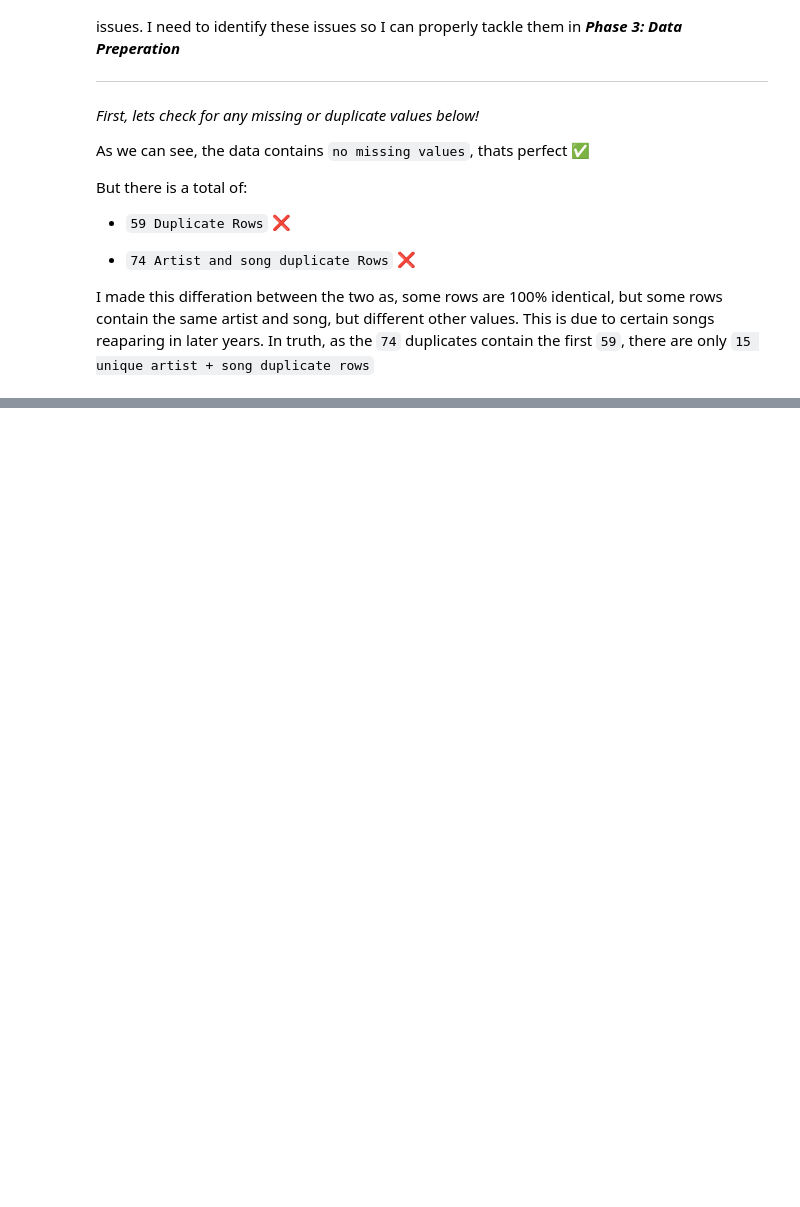
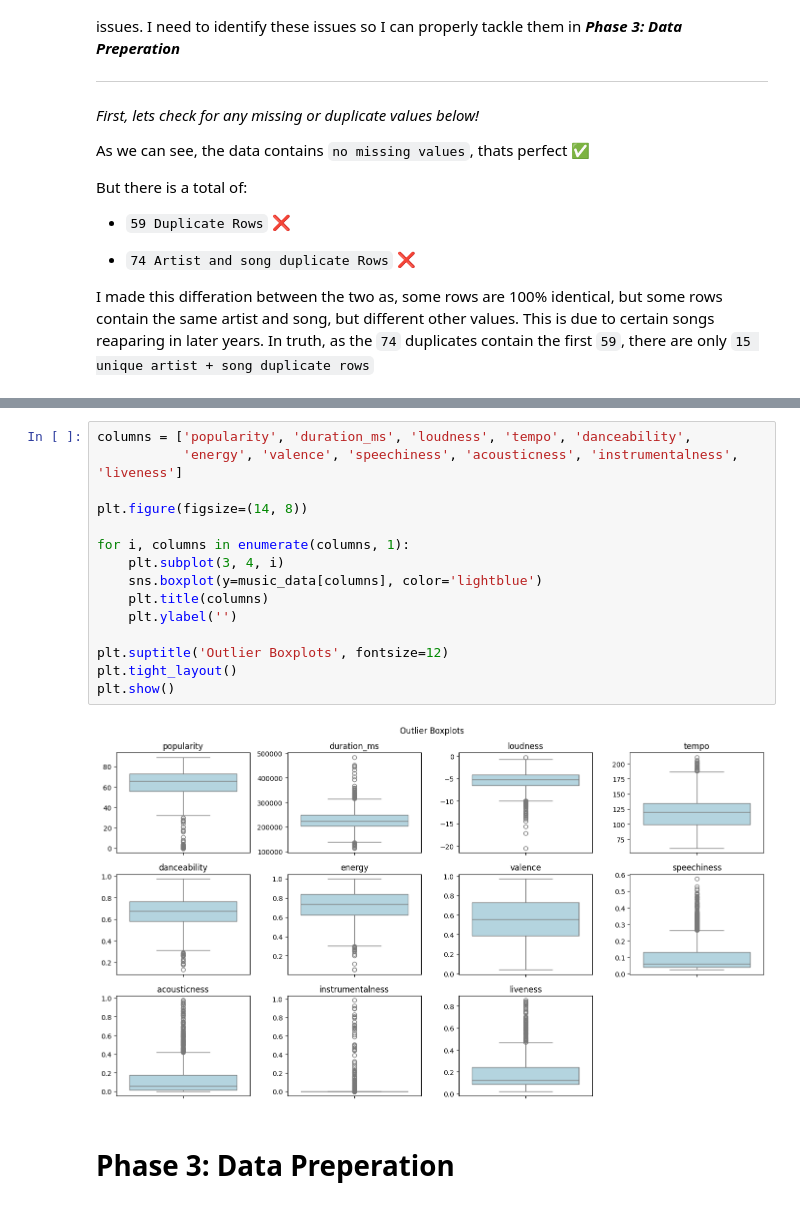
Before and after one commit to Hoover328/Data-Analytics-CA2-Music-Project, a Jupyter notebook: Notebook Files/MusicProject.ipynb, the cells around one changed output, grey strips where cells are left out. Cells and saved outputs as stored; diff of their text form; blank space fills up the shorter version.

Commit message:
Began work on Phase 3, created code for step 1 and 2

```diff
--- a/Notebook Files/MusicProject.ipynb
+++ b/Notebook Files/MusicProject.ipynb
@@ -361,0 +360,19 @@ Next, we will check for any duplicate values in our data
+# %%
+columns = ['popularity', 'duration_ms', 'loudness', 'tempo', 'danceability',
+           'energy', 'valence', 'speechiness', 'acousticness', 'instrumentalness', 'liveness']
+
+plt.figure(figsize=(14, 8))
+
+for i, columns in enumerate(columns, 1):
+    plt.subplot(3, 4, i)
+    sns.boxplot(y=music_data[columns], color='lightblue')
+    plt.title(columns)
+    plt.ylabel('')
+
+plt.suptitle('Outlier Boxplots', fontsize=12)
+plt.tight_layout()
+plt.show()
+# %% [output]
+[figure, added]
+# %% [markdown]
+# Phase 3: Data Preperation
```
Also changed, not shown: parts of 9 cells of this notebook.
